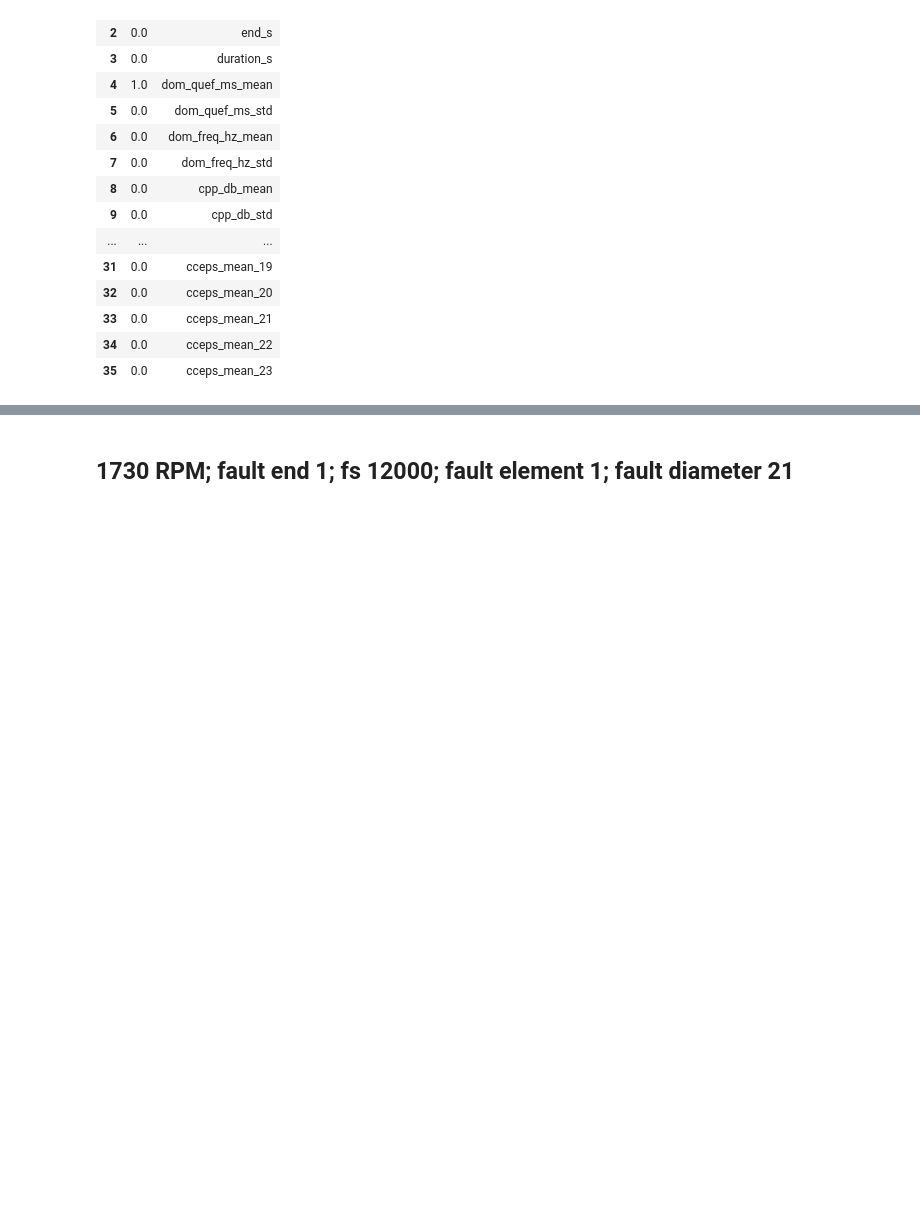
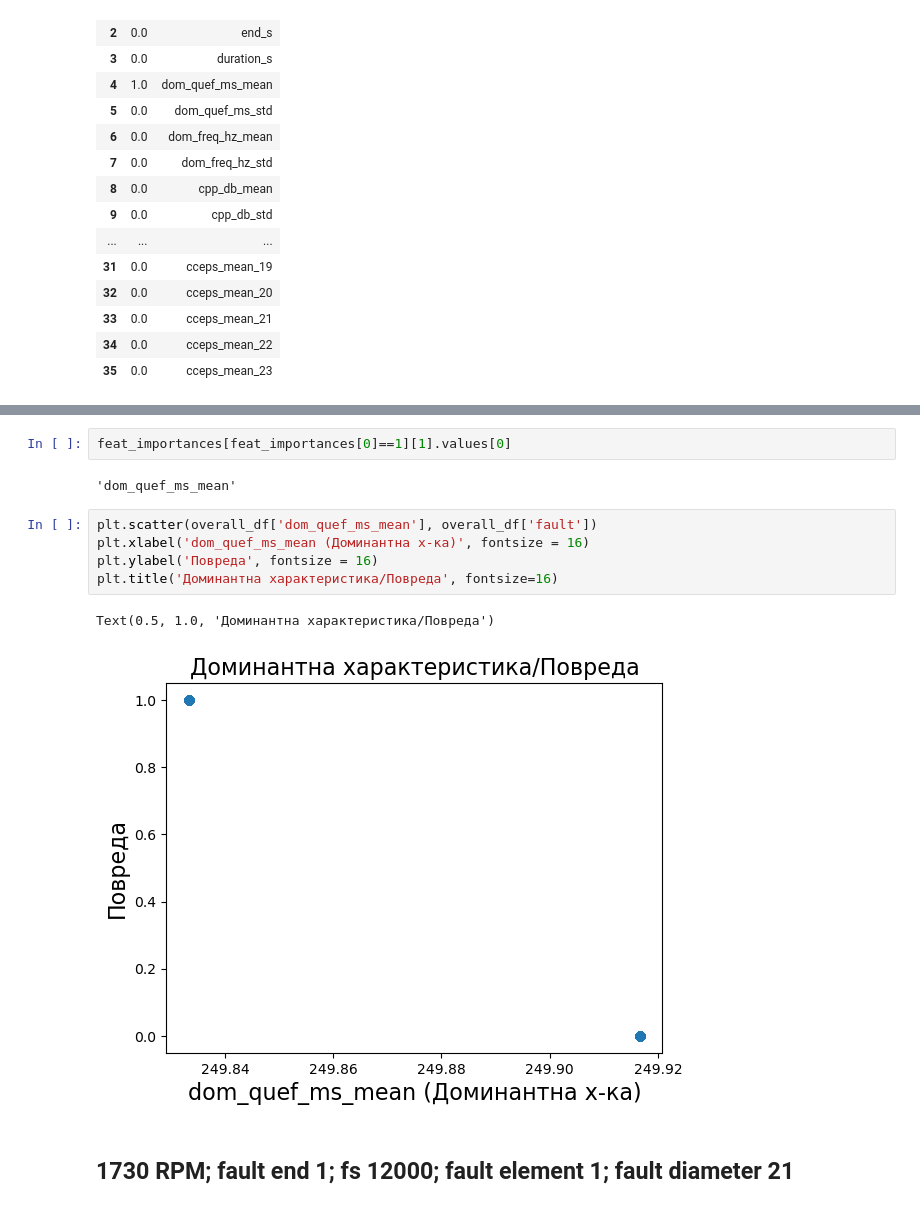
Before and after one commit to AtanasKolevNBU/PhD, a Jupyter notebook: notebooks/cepstrum_fe/cep_fe_experiments.ipynb, the cells around one changed output, grey strips where cells are left out. Cells and saved outputs as stored; diff of their text form; blank space fills up the shorter version.

```diff
--- a/notebooks/cepstrum_fe/cep_fe_experiments.ipynb
+++ b/notebooks/cepstrum_fe/cep_fe_experiments.ipynb
@@ -239,2 +242,14 @@ Recall: 1.000
+# %%
+feat_importances[feat_importances[0]==1][1].values[0]
+# %% [output]
+'dom_quef_ms_mean'
+# %%
+plt.scatter(overall_df['dom_quef_ms_mean'], overall_df['fault'])
+plt.xlabel('dom_quef_ms_mean (Доминантна х-ка)', fontsize = 16)
+plt.ylabel('Повреда', fontsize = 16)
+plt.title('Доминантна характеристика/Повреда', fontsize=16)
+# %% [output]
+Text(0.5, 1.0, 'Доминантна характеристика/Повреда')
+[figure, added]
 # %% [markdown]
 ## 1730 RPM; fault end 1; fs 12000; fault element 1; fault diameter 21
```
Also changed, not shown: parts of 20 cells of this notebook, 8 other files.
